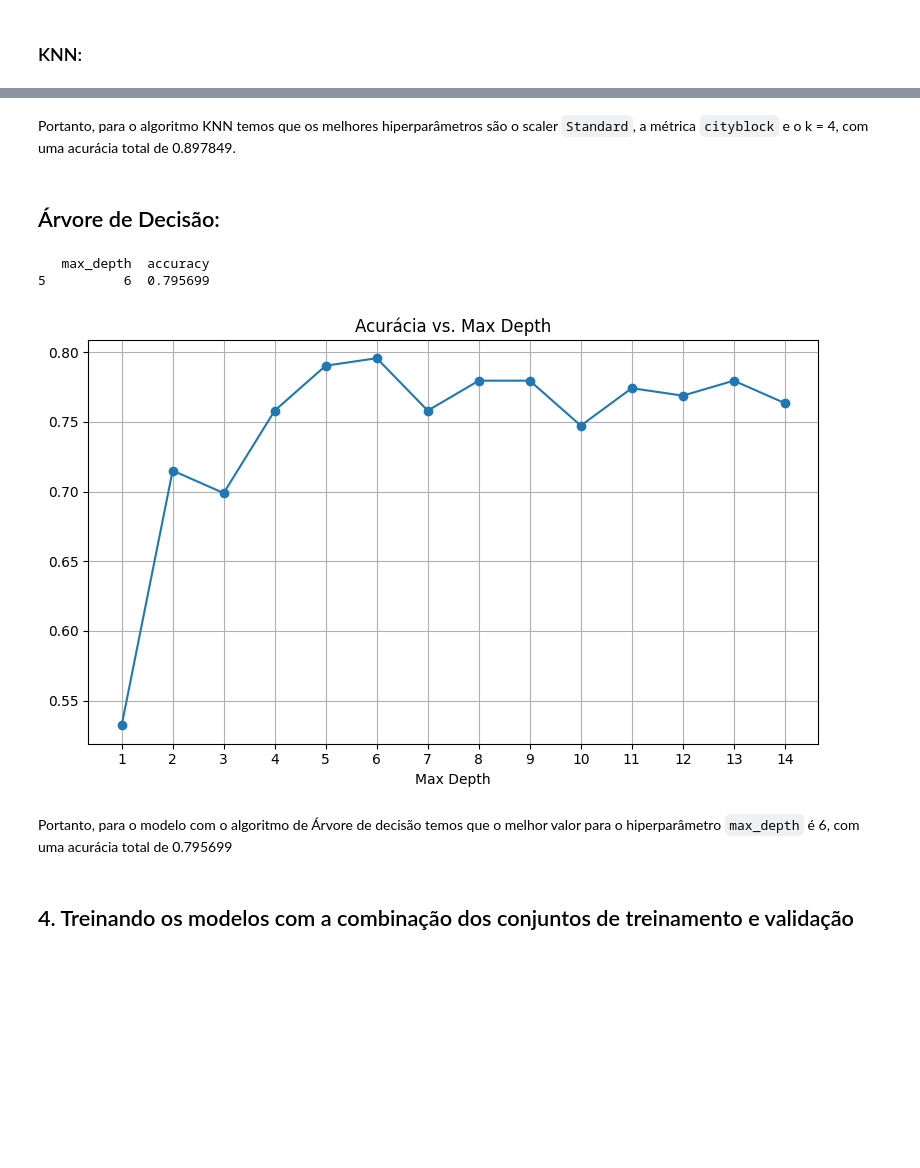
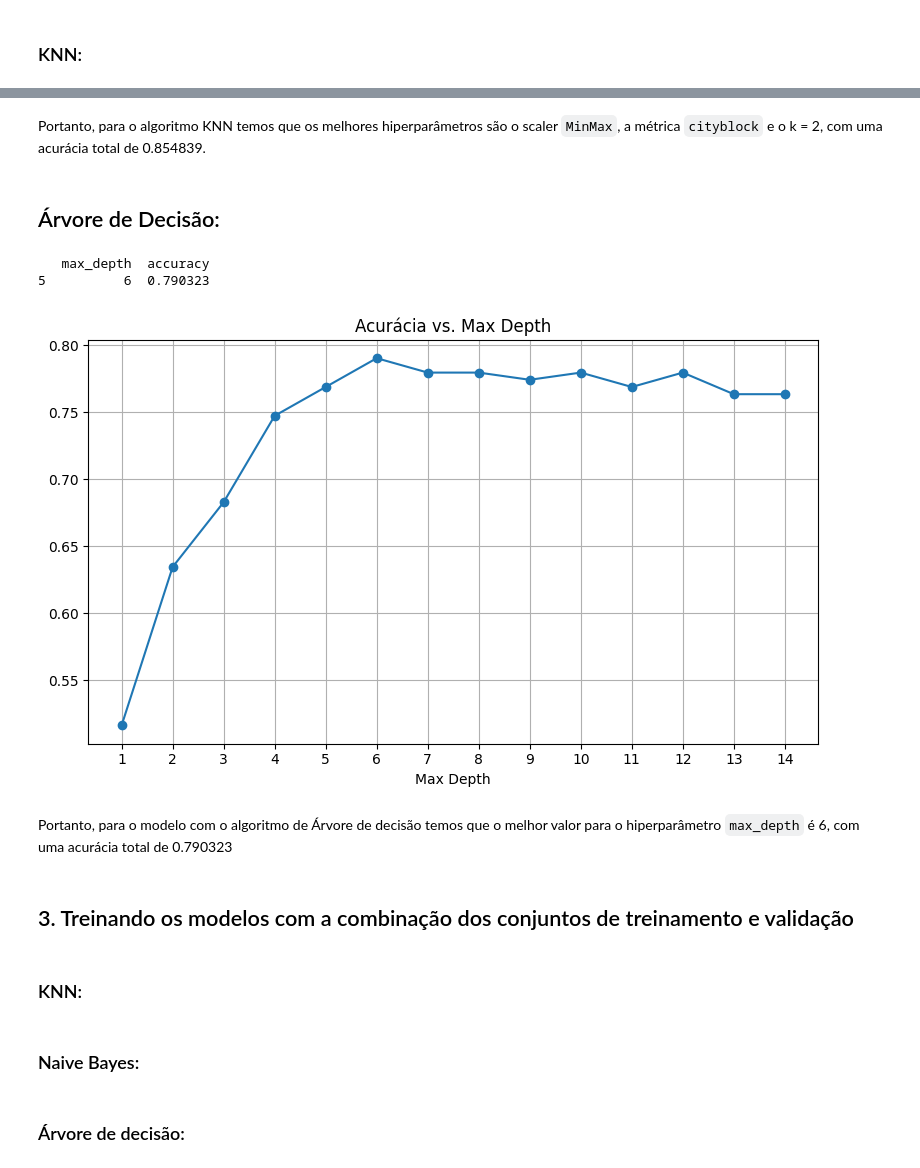
Before and after one commit to schwaad/aprendizado-de-maquina, a Jupyter notebook: Relatorio_1/Tarefa3.ipynb, the cells around one changed output, grey strips where cells are left out. Cells and saved outputs as stored; diff of their text form; code cells hidden in the pictures; blank space fills up the shorter version.

```diff
--- a/Relatorio_1/Tarefa3.ipynb
+++ b/Relatorio_1/Tarefa3.ipynb
@@ -108,7 +91,7 @@ Vamos, então, utilizar o conjunto de treino e o conjunto de validação para en
 # Codificando labels em números
 labelEncoder = LabelEncoder()
 trainLabels = labelEncoder.fit_transform(trainLabels)
-valLabels = labelEncoder.transform(valLabels)
+testLabels = labelEncoder.transform(testLabels)
 
 resultadosKNN = []
 
@@ -118,7 +101,7 @@ ks = range(1, int(math.sqrt(len(data))) + 1)
 # Normalizando utilizando cada Scaler
 for scaler_name, scaler in scalers.items():
     X_train = scaler.fit_transform(trainData)
-    X_val = scaler.transform(valData)
+    X_val = scaler.transform(testData)
 
     K, D = np.meshgrid(ks, distances, indexing='ij')
     for k, distance in zip(K.flatten(), D.flatten()):
@@ -126,7 +109,7 @@ for scaler_name, scaler in scalers.items():
         knn = KNeighborsClassifier(n_neighbors=k, metric=distance)
         knn.fit(X_train, trainLabels)
         Y_pred = knn.predict(X_val)
-        accuracy = accuracy_score(valLabels, Y_pred)
+        accuracy = accuracy_score(testLabels, Y_pred)
         resultadosKNN.append({
             'scaler': scaler_name,
             'k': k,
@@ -156,6 +139,6 @@ plt.show()
 
 # Decodificando as labels para uso posterior
 trainLabels = labelEncoder.inverse_transform(trainLabels)
-valLabels = labelEncoder.inverse_transform(valLabels)
+testLabels = labelEncoder.inverse_transform(testLabels)
 # %% [output]
            scaler  k   distance  accuracy
@@ -164,38 +147,40 @@ valLabels = labelEncoder.inverse_transform(valLabels)
 # %% [markdown]
-Portanto, para o algoritmo KNN temos que os melhores hiperparâmetros são o scaler `Standard`, a métrica `cityblock` e o k = 4, com uma acurácia total de 0.897849.
+Portanto, para o algoritmo KNN temos que os melhores hiperparâmetros são o scaler `MinMax`, a métrica `cityblock` e o k = 2, com uma acurácia total de 0.854839.
 # %% [markdown]
 ## Árvore de Decisão:
 # %%
 resultadosDecision = []
 
 for max_depth in range(1, 15):
   model = DecisionTreeClassifier(random_state=84, max_depth=max_depth)
   model.fit(trainData,trainLabels)
-  Y_pred = model.predict(valData)
-  accuracy = accuracy_score(valLabels, Y_pred)
+  Y_pred = model.predict(testData)
+  accuracy = accuracy_score(testLabels, Y_pred)
   resultadosDecision.append({
       'max_depth' : max_depth,
       'accuracy' : accuracy
   })
   df_resultadosDecision = pd.DataFrame(resultadosDecision)
 
 # Pegar o resultado com maior precisão
 print(df_resultadosDecision.sort_values(by='accuracy', ascending=False).head(1))
 
 #Plotando o gráfico max_depth vs accuracy
 plt.figure(figsize=(8, 5))
 plt.plot(df_resultadosDecision['max_depth'], df_resultadosDecision['accuracy'], marker='o')
 plt.xticks(np.arange(1, 15))
 plt.xlabel('Max Depth')
 plt.title('Acurácia vs. Max Depth')
 plt.grid(True)
 plt.tight_layout()
 plt.show()
 # %% [output]
    max_depth  accuracy
-5          6  0.795699
+5          6  0.790323
-[figure, old version]
+[figure, new version]
 # %% [markdown]
-Portanto, para o modelo com o algoritmo de Árvore de decisão temos que o melhor valor para o hiperparâmetro `max_depth` é 6, com uma acurácia total de 0.795699
+Portanto, para o modelo com o algoritmo de Árvore de decisão temos que o melhor valor para o hiperparâmetro `max_depth` é 6, com uma acurácia total de 0.790323
 # %% [markdown]
-## 4. Treinando os modelos com a combinação dos conjuntos de treinamento e validação
+## 3. Treinando os modelos com a combinação dos conjuntos de treinamento e validação
+# %% [markdown]
+### KNN:
@@ -201,0 +220,2 @@ Portanto, para o modelo com o algoritmo de Árvore de decisão temos que o melho
+# %% [markdown]
+### Naive Bayes:
@@ -201,0 +229,2 @@ Portanto, para o modelo com o algoritmo de Árvore de decisão temos que o melho
+# %% [markdown]
+### Árvore de decisão:
```
Also changed, not shown: parts of 9 cells of this notebook.
